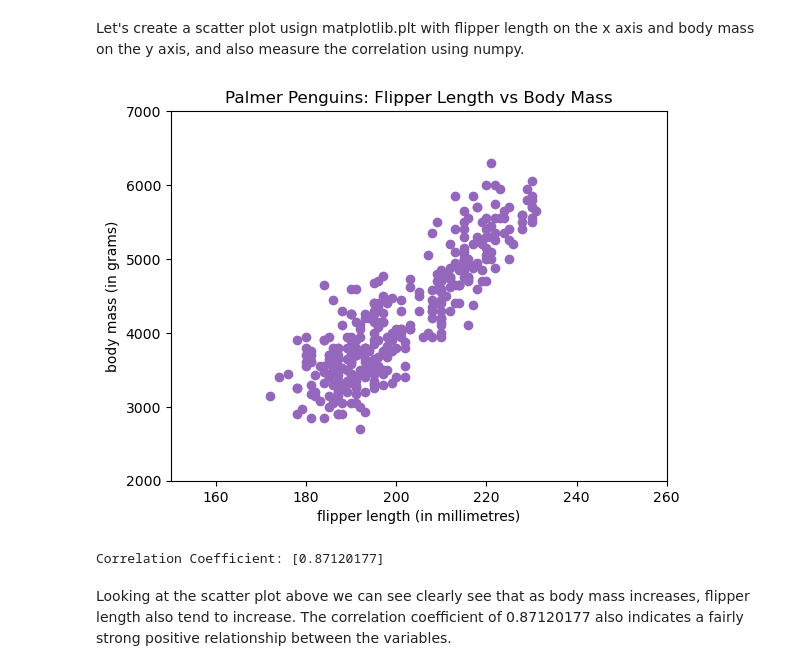
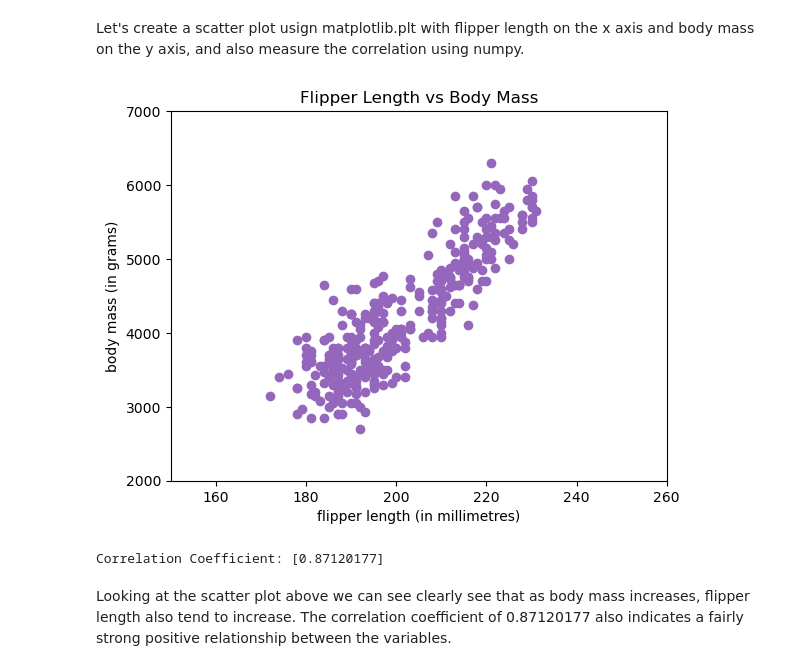
Before and after one commit to eoghanpw/pofda-mywork, a Jupyter notebook: penguins.ipynb, the cells around one changed output. Drawn from its saved outputs; the diff is of its cells as text; code cells hidden in the pictures.

```diff
--- a/penguins.ipynb
+++ b/penguins.ipynb
@@ -300,35 +300,35 @@ Let's create a scatter plot usign matplotlib.plt with flipper length on the x ax
 flipper_length = penguins["flipper_length_mm"].to_numpy()
 body_mass = penguins["body_mass_g"].to_numpy()
 
 # Use subplots to create the plot.
 fig, ax = plt.subplots()
 
 # Select x and y variables, marker shape, colour.
 ax.plot(flipper_length, body_mass, "o", color='tab:purple')
 
 # Set axis labels, limits and title.
 ax.set_xlabel('flipper length (in millimetres)')
 ax.set_ylabel('body mass (in grams)')
 ax.set_xlim(150, 260)
 ax.set_ylim(2000, 7000)
-ax.set_title('Palmer Penguins: Flipper Length vs Body Mass')
+ax.set_title('Flipper Length vs Body Mass')
 
 # Show.
 plt.show()
 
 # Let's measure the correlation coefficient.
 # I will need to remove any nan values from the numpy array.
 # Adapted from https://www.statology.org/numpy-remove-nan/.
 x = flipper_length[~np.isnan(flipper_length)]
 y = body_mass[~np.isnan(body_mass)]
 
 # Calculate the coefficient.
 corr = np.corrcoef(x, y)
 
 # Print.
 print(f"Correlation Coefficient: {corr[0,1:]}")
 # %% [output]
-[figure, old version]
+[figure, new version]
 Correlation Coefficient: [0.87120177]
 # %% [markdown]
 Looking at the scatter plot above we can see clearly see that as body mass increases, flipper length also tend to increase. The correlation coefficient of 0.87120177 also indicates a fairly strong positive relationship between the variables.
```
Also changed, not shown: parts of 10 cells of this notebook.
